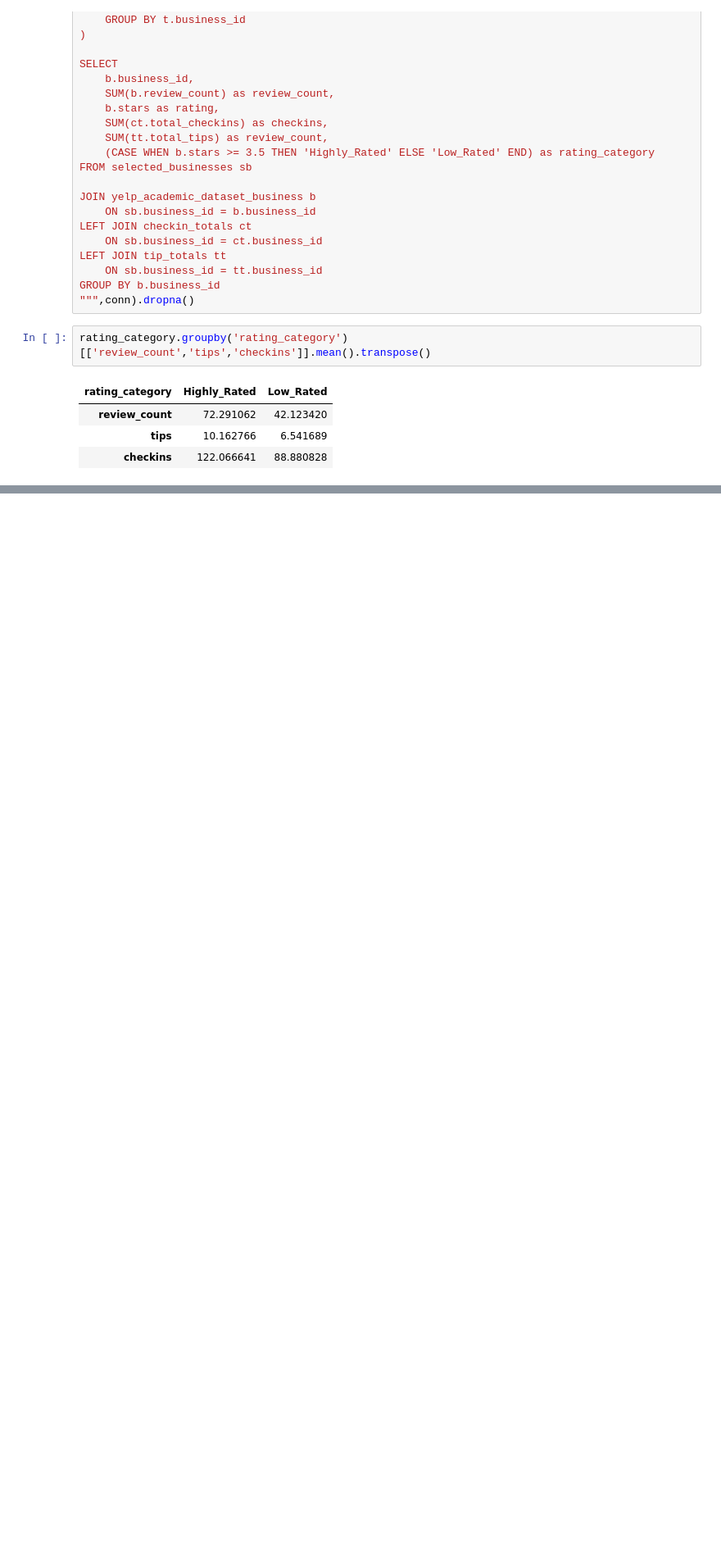
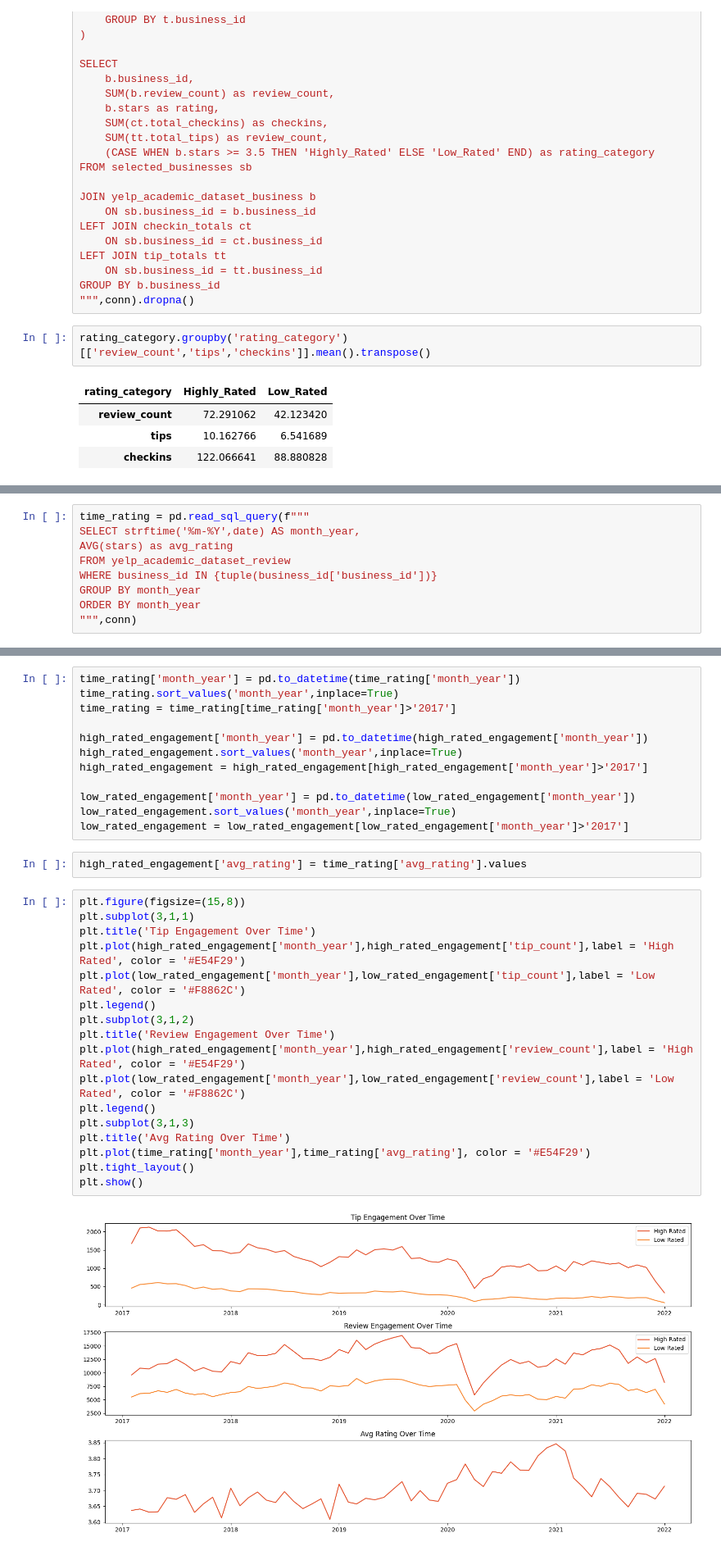
Before and after one commit to satvik231/Restautrant-Success-Analysis, a Jupyter notebook: creation.ipynb, the cells around one changed output, grey strips where cells are left out. Shown at 82% size. Drawn from its saved outputs; the diff is of its cells as text; blank space fills up the shorter version.

Commit message:
charts

```diff
--- a/creation.ipynb
+++ b/creation.ipynb
@@ -453,0 +611,9 @@ rating_category.groupby('rating_category')[['review_count','tips','checkins']].m
+# %%
+time_rating = pd.read_sql_query(f"""
+SELECT strftime('%m-%Y',date) AS month_year,
+AVG(stars) as avg_rating
+FROM yelp_academic_dataset_review
+WHERE business_id IN {tuple(business_id['business_id'])}
+GROUP BY month_year
+ORDER BY month_year
+""",conn)
@@ -453,0 +636,33 @@ rating_category.groupby('rating_category')[['review_count','tips','checkins']].m
+# %%
+time_rating['month_year'] = pd.to_datetime(time_rating['month_year'])
+time_rating.sort_values('month_year',inplace=True)
+time_rating = time_rating[time_rating['month_year']>'2017']
+
+high_rated_engagement['month_year'] = pd.to_datetime(high_rated_engagement['month_year'])
+high_rated_engagement.sort_values('month_year',inplace=True)
+high_rated_engagement = high_rated_engagement[high_rated_engagement['month_year']>'2017']
+
+low_rated_engagement['month_year'] = pd.to_datetime(low_rated_engagement['month_year'])
+low_rated_engagement.sort_values('month_year',inplace=True)
+low_rated_engagement = low_rated_engagement[low_rated_engagement['month_year']>'2017']
+# %%
+high_rated_engagement['avg_rating'] = time_rating['avg_rating'].values
+# %%
+plt.figure(figsize=(15,8))
+plt.subplot(3,1,1)
+plt.title('Tip Engagement Over Time')
+plt.plot(high_rated_engagement['month_year'],high_rated_engagement['tip_count'],label = 'High Rated', color = '#E54F29')
+plt.plot(low_rated_engagement['month_year'],low_rated_engagement['tip_count'],label = 'Low Rated', color = '#F8862C')
+plt.legend()
+plt.subplot(3,1,2)
+plt.title('Review Engagement Over Time')
+plt.plot(high_rated_engagement['month_year'],high_rated_engagement['review_count'],label = 'High Rated', color = '#E54F29')
+plt.plot(low_rated_engagement['month_year'],low_rated_engagement['review_count'],label = 'Low Rated', color = '#F8862C')
+plt.legend()
+plt.subplot(3,1,3)
+plt.title('Avg Rating Over Time')
+plt.plot(time_rating['month_year'],time_rating['avg_rating'], color = '#E54F29')
+plt.tight_layout()
+plt.show()
+# %% [output]
+[figure, added]
```
Also changed, not shown: parts of 11 cells of this notebook, 1 other file.
